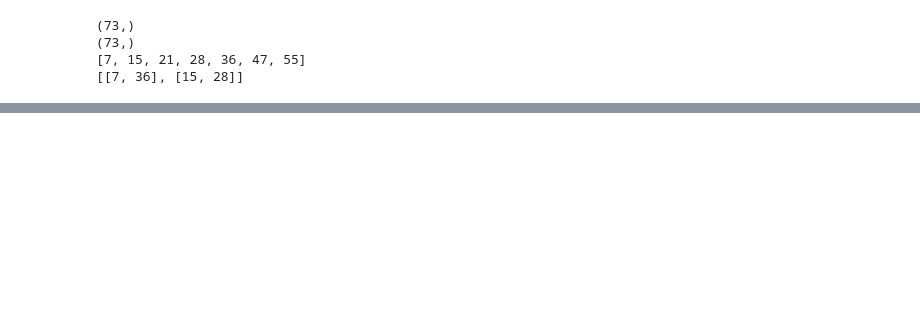
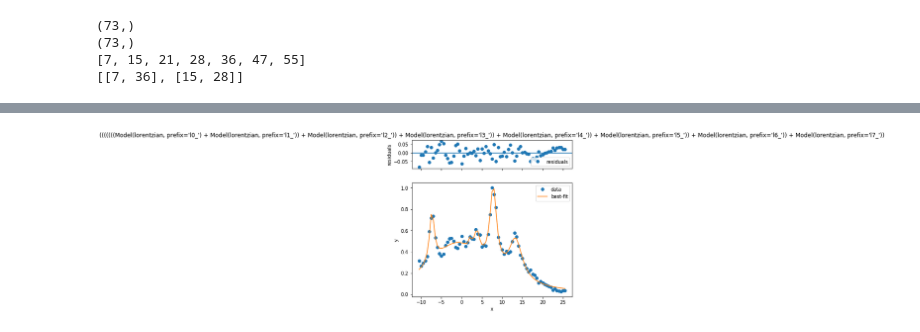
Before and after one commit to kei0822kei/smooziee, a Jupyter notebook: notebook/fitting.ipynb, the cells around one changed output, grey strips where cells are left out. Cells and saved outputs as stored; diff of their text form; code cells hidden in the pictures; blank space fills up the shorter version.

```diff
--- a/notebook/fitting.ipynb
+++ b/notebook/fitting.ipynb
@@ -103,0 +74,4 @@ fit.plot_evalcomponents()
+# %%
+fit.plot()
+# %% [output]
+[figure, added]
```
Also changed, not shown: parts of 12 cells of this notebook, 1 other file.
